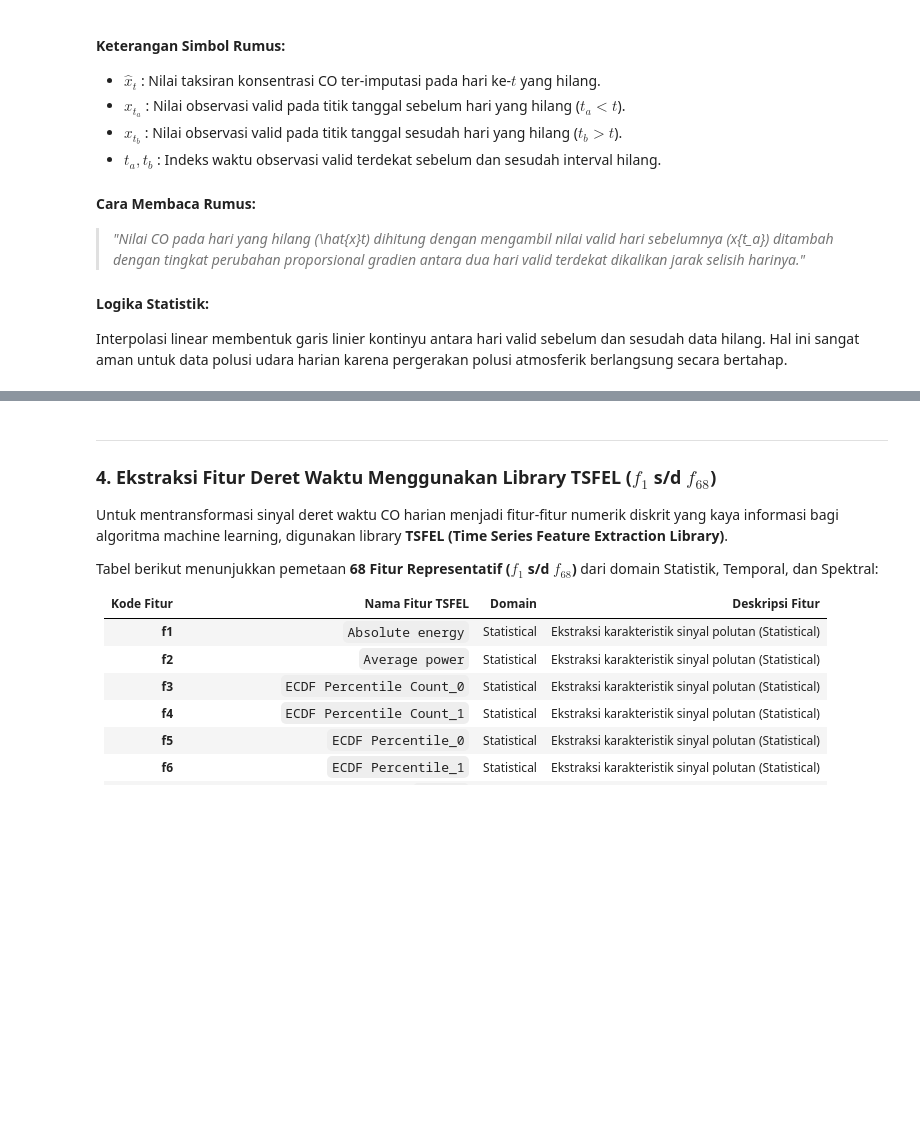
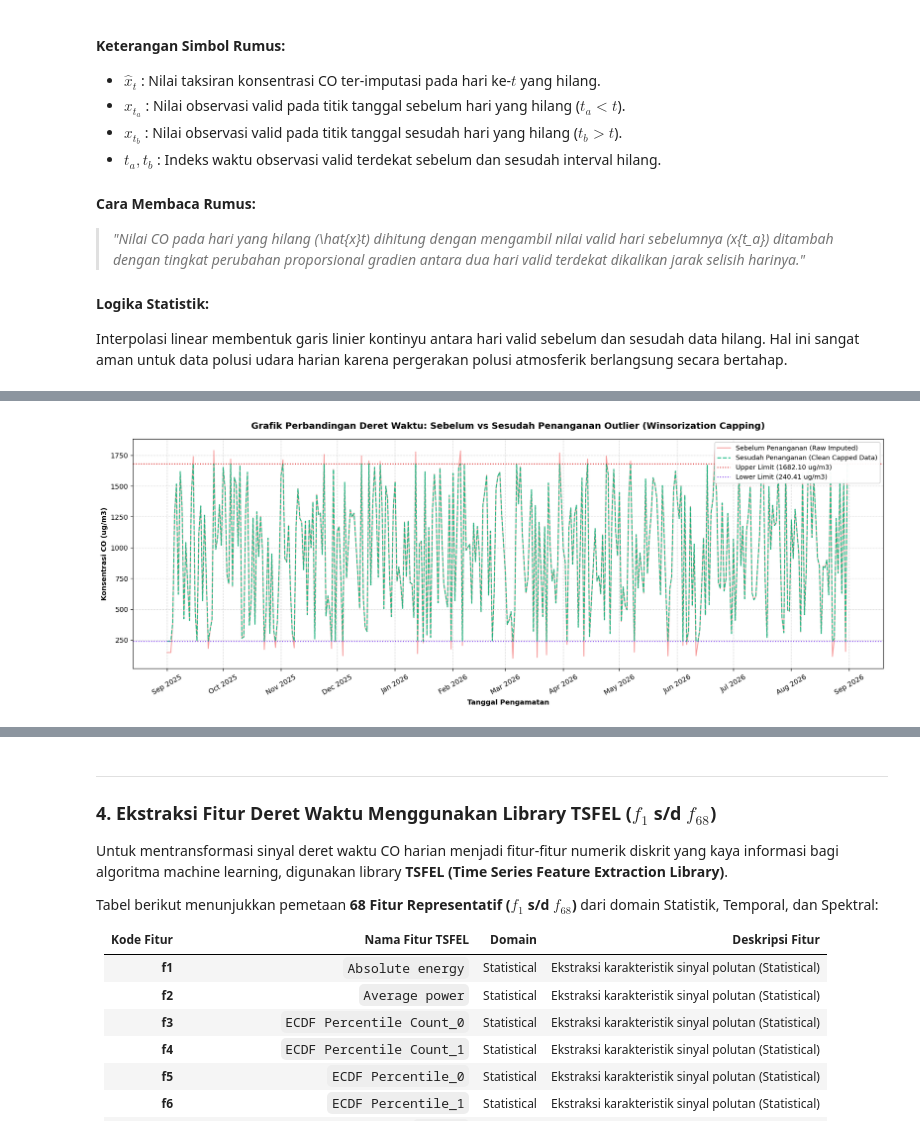
Before and after one commit to IlhamInsight/proyek_sain_data, a Jupyter notebook: src/4-data_preparation/1-data_preparation.ipynb, the cells around one changed output, grey strips where cells are left out. Drawn from its saved outputs; the diff is of its cells as text; code cells hidden in the pictures; blank space fills up the shorter version.

```diff
--- a/src/4-data_preparation/1-data_preparation.ipynb
+++ b/src/4-data_preparation/1-data_preparation.ipynb
@@ -134,0 +285,86 @@ $$x_{\text{clean}} = \begin{cases} \text{Batas Atas}, & \text{jika } x_i > \text
+# %%
+# =============================================================================
+# TAHAP 3: PENANGANAN OUTLIER (WINSORIZATION CAPPING) & GRAFIK EVALUASI
+# =============================================================================
+# 1. Eksekusi Winsorization Capping
+co_clean = co_imputed.copy()
+co_clean['pollutant_clean'] = np.clip(co_clean['CO_imputed'], lower_bound, upper_bound)
+
+# 2. Perhitungan Statistik Perbandingan Sebelum vs Sesudah Capping
+stats_before = co_imputed['CO_imputed'].describe()
+stats_after = co_clean['pollutant_clean'].describe()
+
+table_comp = pd.DataFrame({
+    'Metrik Statistik': [
+        'Jumlah Hari Observasi (Count)',
+        'Rata-rata Konsentrasi (Mean)',
+        'Standar Deviasi (Std. Dev)',
+        'Nilai Minimum Terendah (Min)',
+        'Kuartil 1 (Q1 - 25%)',
+        'Nilai Median (Q2 - 50%)',
+        'Kuartil 3 (Q3 - 75%)',
+        'Nilai Maksimum Tertinggi (Max)',
+        'Jumlah Outlier di Luar Ambang Batas'
+    ],
+    'Sebelum Penanganan (Data Mentah)': [
+        f"{int(stats_before['count'])} hari",
+        f"{stats_before['mean']:.4f} ug/m3",
+        f"{stats_before['std']:.4f} ug/m3",
+        f"{stats_before['min']:.4f} ug/m3",
+        f"{stats_before['25%']:.4f} ug/m3",
+        f"{stats_before['50%']:.4f} ug/m3",
+        f"{stats_before['75%']:.4f} ug/m3",
+        f"{stats_before['max']:.4f} ug/m3",
+        f"{len(table_outliers_all)} hari"
+    ],
+    'Sesudah Penanganan (Clean Capped)': [
+        f"{int(stats_after['count'])} hari",
+        f"{stats_after['mean']:.4f} ug/m3",
+        f"{stats_after['std']:.4f} ug/m3",
+        f"{stats_after['min']:.4f} ug/m3 (Dibatasi ke Lower Bound)",
+        f"{stats_after['25%']:.4f} ug/m3",
+        f"{stats_after['50%']:.4f} ug/m3",
+        f"{stats_after['75%']:.4f} ug/m3",
+        f"{stats_after['max']:.4f} ug/m3 (Dibatasi ke Upper Bound)",
+        "0 hari (100% Bebas Outlier)"
+    ],
+    'Status & Dampak': [
+        '366 hari utuh tanpa kehilangan tanggal',
+        'Rata-rata konsisten dan stabil',
+        'Variabilitas terkontrol dengan baik',
+        'Lembah ekstrem telah dibatasi',
+        'Sebaran kuartil stabil',
+        'Median stabil',
+        'Sebaran kuartil stabil',
+        'Puncak ekstrem telah dibatasi',
+        'Dataset siap digunakan untuk ekstraksi fitur TSFEL'
+    ]
+})
+
+print("="*105)
+print("TABEL EVALUASI PERBANDINGAN DATA SEBELUM VS SESUDAH PENANGANAN OUTLIER (WINSORIZATION CAPPING)")
+print("="*105)
+print(table_comp.to_string(index=False))
+print("="*105)
+
+# 3. Visualisasi Grafik Komparasi Deret Waktu Sebelum vs Sesudah Penanganan
+fig_comp, ax_c = plt.subplots(figsize=(16, 6), dpi=130)
+
+ax_c.plot(df_plot['DATE'], co_imputed['CO_imputed'], color='#EF4444', alpha=0.55, linewidth=1.3, label='Sebelum Penanganan (Raw Imputed)')
+ax_c.plot(df_plot['DATE'], co_clean['pollutant_clean'], color='#10B981', alpha=0.9, linewidth=1.5, linestyle='--', label='Sesudah Penanganan (Clean Capped Data)')
+
+ax_c.axhline(upper_bound, color='#DC2626', linestyle=':', linewidth=1.4, label=f'Upper Limit ({upper_bound:.2f} ug/m3)')
+ax_c.axhline(lower_bound, color='#7C3AED', linestyle=':', linewidth=1.4, label=f'Lower Limit ({lower_bound:.2f} ug/m3)')
+
+ax_c.set_title('Grafik Perbandingan Deret Waktu: Sebelum vs Sesudah Penanganan Outlier (Winsorization Capping)', fontsize=13, fontweight='bold', pad=15)
+ax_c.set_xlabel('Tanggal Pengamatan', fontsize=10, fontweight='semibold')
+ax_c.set_ylabel('Konsentrasi CO (ug/m3)', fontsize=10, fontweight='semibold')
+ax_c.xaxis.set_major_formatter(mdates.DateFormatter('%b %Y'))
+ax_c.xaxis.set_major_locator(mdates.MonthLocator(interval=1))
+plt.xticks(rotation=30)
+ax_c.grid(True, linestyle='--', alpha=0.5)
+ax_c.legend(loc='upper right', frameon=True, facecolor='white', framealpha=0.95, fontsize=9.5)
+
+plt.tight_layout()
+plt.show()
+# %% [output]
@@ -135,3 +385,4 @@ $$x_{\text{clean}} = \begin{cases} \text{Batas Atas}, & \text{jika } x_i > \text
+[figure, added]
 # %%
 # Eksekusi Deteksi & Perbaikan Outlier via IQR Capping
 q1 = 563.2514
```
Also changed, not shown: parts of 9 cells of this notebook, 1 other file.
